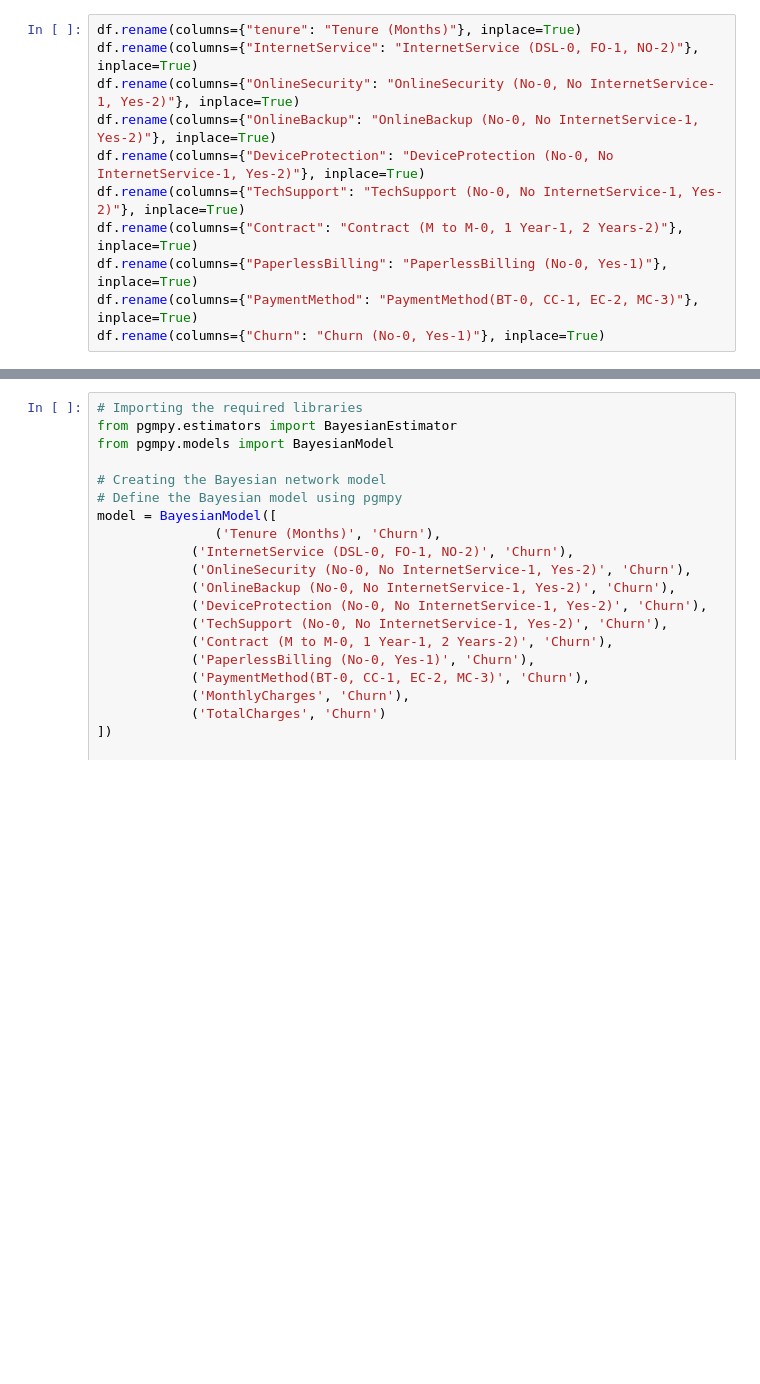
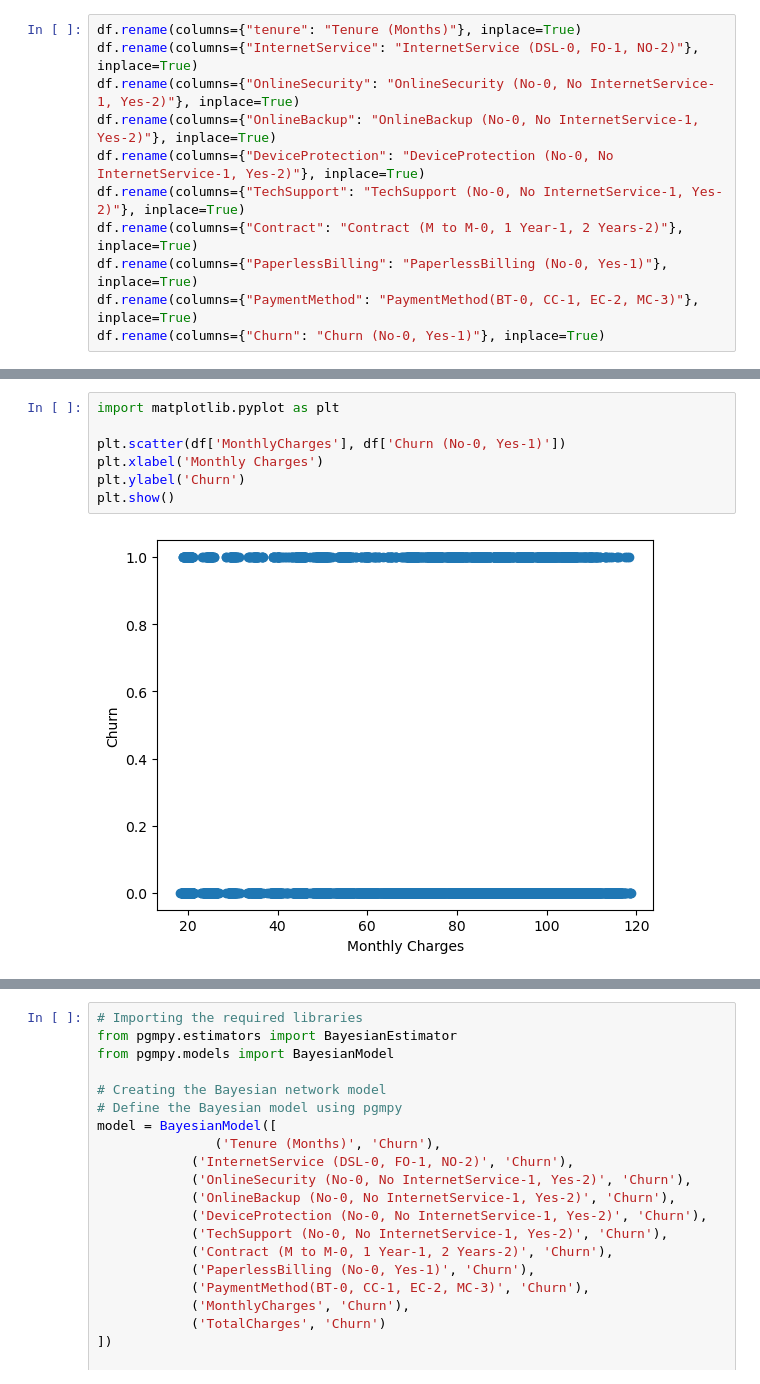
Before and after one commit to rickashb/BigDataAnalytics, a Jupyter notebook: bigdproject.ipynb, the cells around one changed output, grey strips where cells are left out. Cells and saved outputs as stored; diff of their text form; blank space fills up the shorter version.

```diff
--- a/bigdproject.ipynb
+++ b/bigdproject.ipynb
@@ -335,0 +377,9 @@ df.head(10)
+# %%
+import matplotlib.pyplot as plt
+
+plt.scatter(df['MonthlyCharges'], df['Churn (No-0, Yes-1)'])
+plt.xlabel('Monthly Charges')
+plt.ylabel('Churn')
+plt.show()
+# %% [output]
+[figure, added]
```
Also changed, not shown: parts of 18 cells of this notebook.
